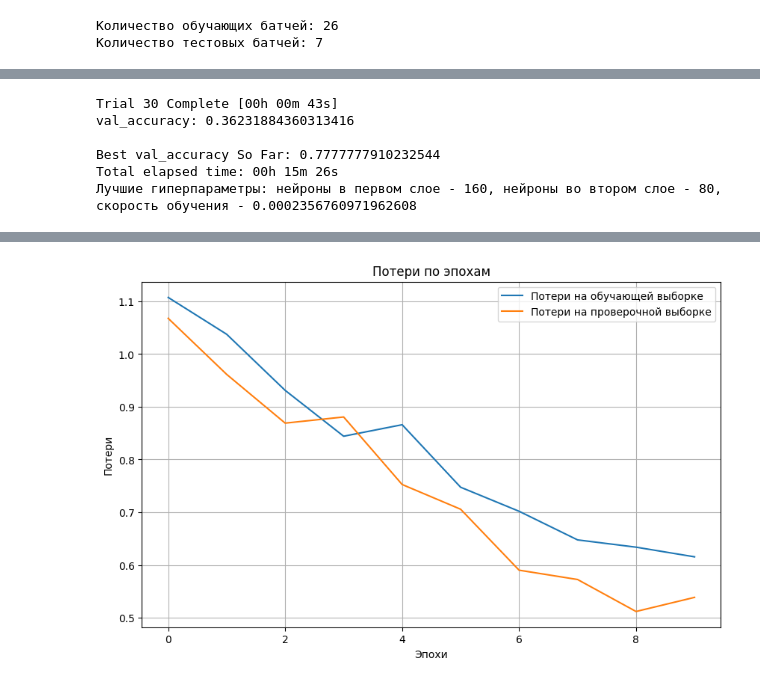
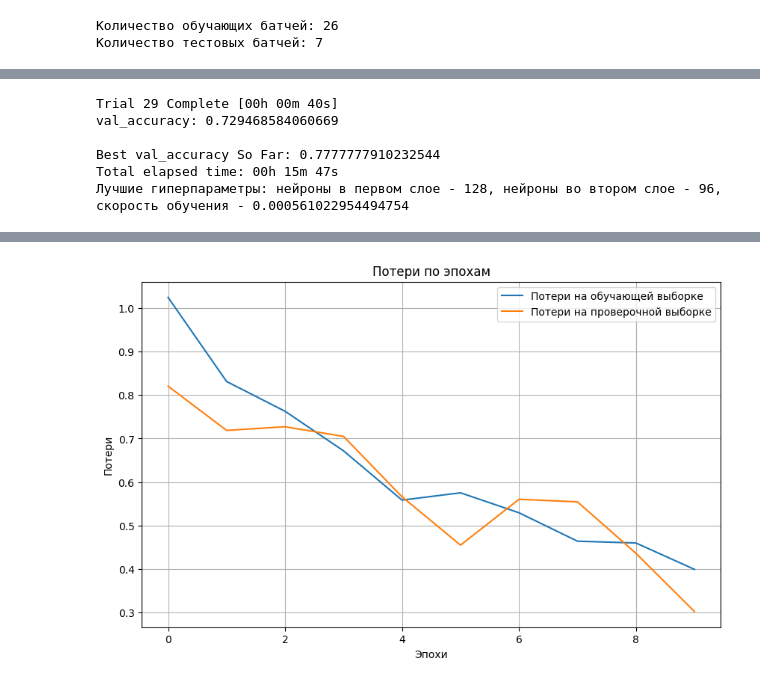
Before and after one commit to Xcution28/neural_networks, a Jupyter notebook: neural_networks_lab_3_cnn_hyperband.ipynb, the cells around one changed output, grey strips where cells are left out. Drawn from its saved outputs; the diff is of its cells as text; code cells hidden in the pictures.

Commit message:
feat: improve accuracy for hyperband

```diff
--- a/neural_networks_lab_3_cnn_hyperband.ipynb
+++ b/neural_networks_lab_3_cnn_hyperband.ipynb
@@ -223,7 +220,6 @@ def build_model(hp):
         layers.MaxPooling2D((2, 2)),
         layers.Flatten(),
         layers.Dense(hp.Int('neurons1', min_value=64, max_value=256, step=32), activation='relu'),
-        layers.Dropout(0.5),
         layers.Dense(hp.Int('neurons2', min_value=32, max_value=128, step=16), activation='relu'),
         layers.Dense(len(class_names), activation='softmax')
     ])
@@ -254,12 +250,12 @@ print(f"Лучшие гиперпараметры: нейроны в перво
       f"нейроны во втором слое - {best_hps.get('neurons2')}, "
       f"скорость обучения - {best_hps.get('learning_rate')}")
 # %% [output]
-Trial 30 Complete [00h 00m 43s]
-val_accuracy: 0.36231884360313416
+Trial 29 Complete [00h 00m 40s]
+val_accuracy: 0.729468584060669
 
 Best val_accuracy So Far: 0.7777777910232544
-Total elapsed time: 00h 15m 26s
-Лучшие гиперпараметры: нейроны в первом слое - 160, нейроны во втором слое - 80, скорость обучения - 0.0002356760971962608
+Total elapsed time: 00h 15m 47s
+Лучшие гиперпараметры: нейроны в первом слое - 128, нейроны во втором слое - 96, скорость обучения - 0.000561022954494754
 # %%
 filters1 = best_hps.get('filters1')
 filters2 = best_hps.get('filters2')
@@ -277,7 +273,6 @@ best_model = models.Sequential([
     layers.MaxPooling2D((2, 2)),
     layers.Flatten(),
     layers.Dense(neurons1, activation='relu'),
-    layers.Dropout(0.5),
     layers.Dense(neurons2, activation='relu'),
     layers.Dense(len(class_names), activation='softmax')
 ])
@@ -327 +322 @@ Epoch 6/10
-[figure, old version]
+[figure, new version]
```
Also changed, not shown: parts of 4 cells of this notebook.
